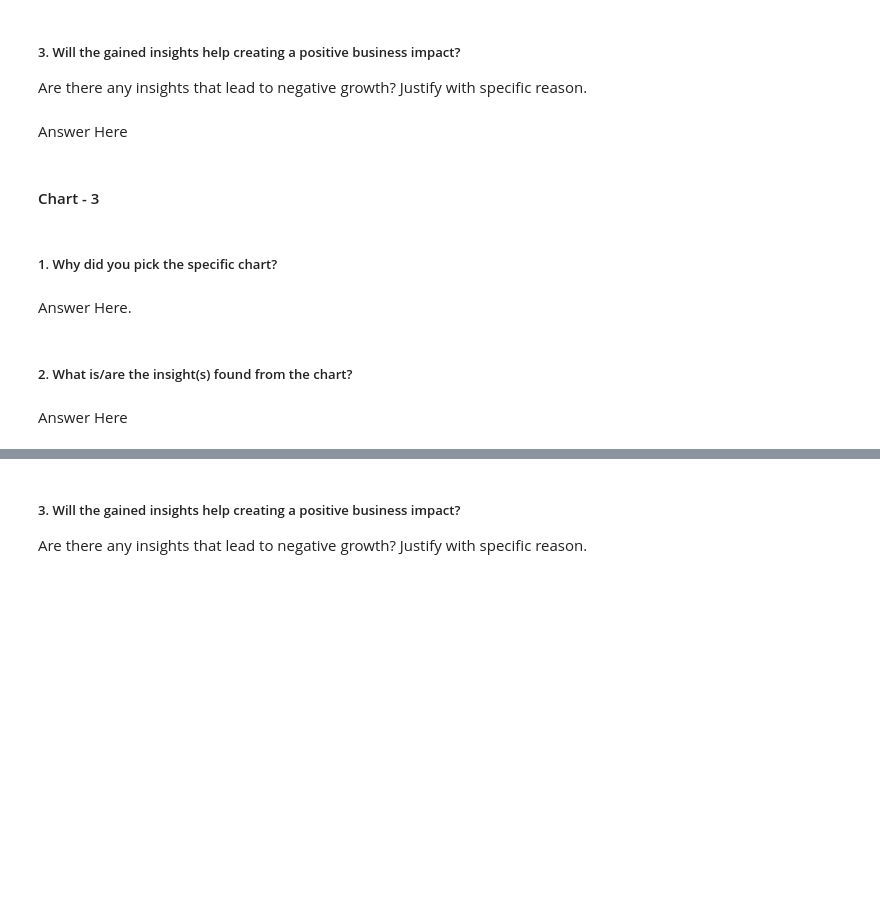
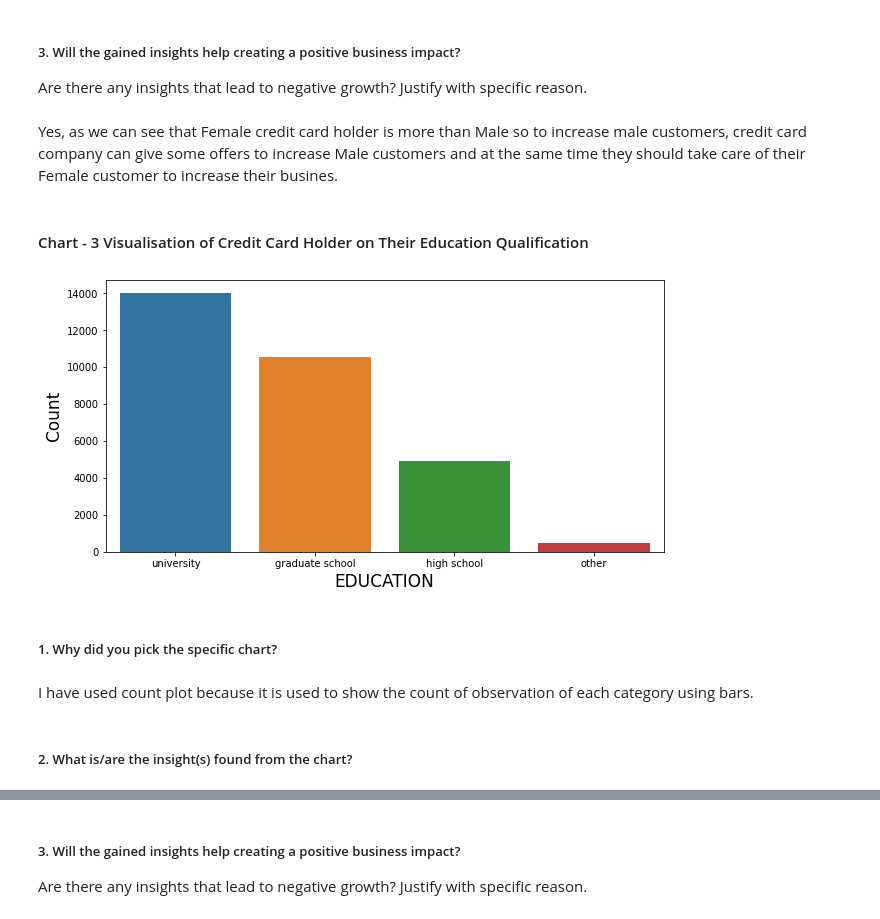
Before and after one commit to Kaushaljha488/Credit-Card-Default-Prediction, a Jupyter notebook: Kaushal_Credit_Card_Default_Prediction_.ipynb, the cells around one changed output, grey strips where cells are left out. Drawn from its saved outputs; the diff is of its cells as text; code cells hidden in the pictures; blank space fills up the shorter version.

```diff
--- a/Kaushal_Credit_Card_Default_Prediction_.ipynb
+++ b/Kaushal_Credit_Card_Default_Prediction_.ipynb
@@ -426,7 +467,3 @@ Answer Here
 # %% [markdown]
 ##### 3. Will the gained insights help creating a positive business impact?
 Are there any insights that lead to negative growth? Justify with specific reason.
-# %% [markdown]
-Answer Here
-# %% [markdown]
-#### Chart - 3
@@ -435,8 +470,19 @@ Answer Here
+# %% [markdown]
+Yes, as we can see that Female credit card holder is more than Male so to increase male customers, credit card company can give some offers to increase Male customers and at the same time they should take care of their Female customer to increase their busines.
+# %% [markdown]
+#### Chart - 3 Visualisation of Credit Card Holder on Their Education Qualification
+# %%
+# Chart - 3 visualization code
+plt.figure(figsize=(10,5))
+sns.countplot(x='EDUCATION',data=cat_df)
+plt.xlabel('EDUCATION',size=17)
+plt.ylabel('Count',size=17)
+plt.show()
+# %% [output]
+[figure, added]
 # %% [markdown]
 ##### 1. Why did you pick the specific chart?
-# %% [markdown]
-Answer Here.
+# %% [markdown]
+I have used count plot because it is used to show the count of observation of each category using bars.
 # %% [markdown]
 ##### 2. What is/are the insight(s) found from the chart?
-# %% [markdown]
-Answer Here
```
Also changed, not shown: parts of 25 cells of this notebook.
